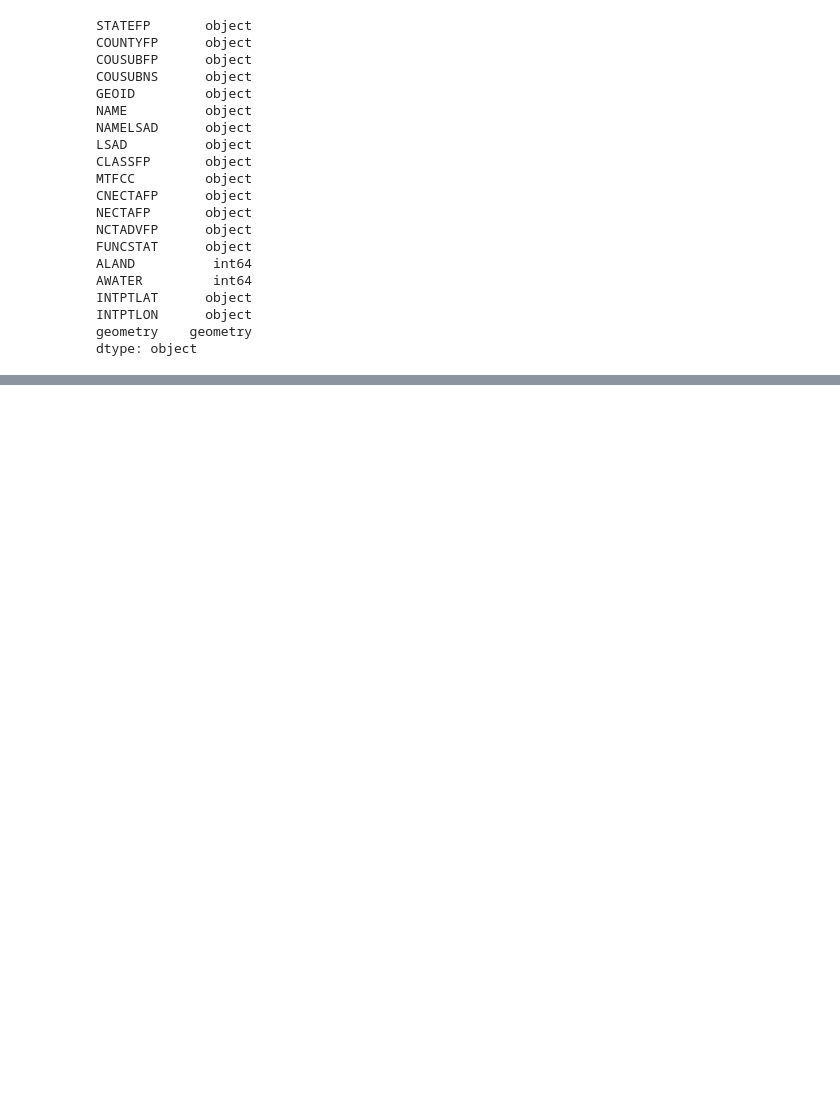
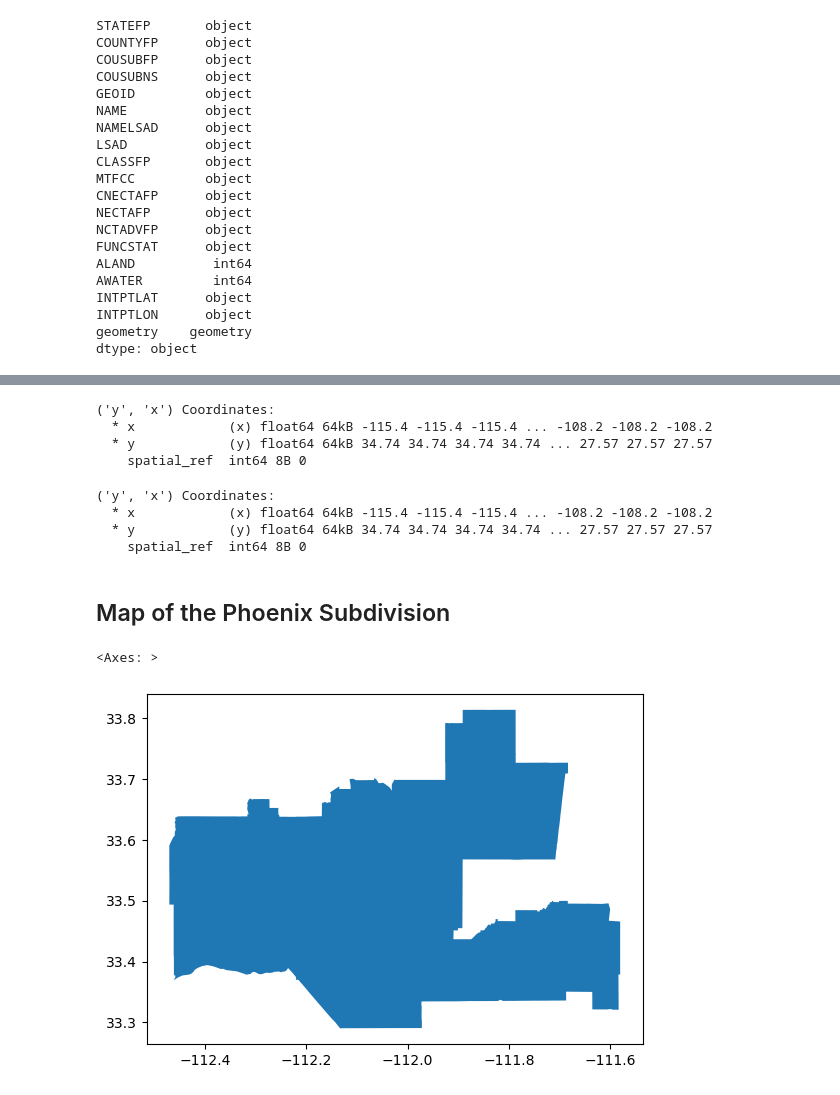
Before and after one commit to rfswick/EDS220-Final-Project, a Jupyter notebook: bii-changes-maricopa-county.ipynb, the cells around one changed output, grey strips where cells are left out. Saved outputs shown, nothing was run; the diff lists cells and outputs as text; code cells hidden in the pictures; blank space fills up the shorter version.

```diff
--- a/bii-changes-maricopa-county.ipynb
+++ b/bii-changes-maricopa-county.ipynb
@@ -232,0 +251,29 @@ dtype: object
+# %%
+# Remove band dimension
+# Remove coordinates associated to band
+bii_17 = bii_17.squeeze()
+bii_17 = bii_17.drop_vars('band')
+print(bii_17.dims, bii_17.coords)
+# %% [output]
+('y', 'x') Coordinates:
+  * x            (x) float64 64kB -115.4 -115.4 -115.4 ... -108.2 -108.2 -108.2
+  * y            (y) float64 64kB 34.74 34.74 34.74 34.74 ... 27.57 27.57 27.57
+    spatial_ref  int64 8B 0
+# %%
+# Remove band dimension
+# Remove coordinates associated to band
+bii_20 = bii_20.squeeze()
+bii_20 = bii_20.drop_vars('band')
+print(bii_20.dims, bii_20.coords)
+# %% [output]
+('y', 'x') Coordinates:
+  * x            (x) float64 64kB -115.4 -115.4 -115.4 ... -108.2 -108.2 -108.2
+  * y            (y) float64 64kB 34.74 34.74 34.74 34.74 ... 27.57 27.57 27.57
+    spatial_ref  int64 8B 0
+# %% [markdown]
+## Map of the Phoenix Subdivision
+# %%
+phoenix_subdivision.plot()
+# %% [output]
+<Axes: >
+[figure, added]
```
Also changed, not shown: parts of 2 cells of this notebook.
